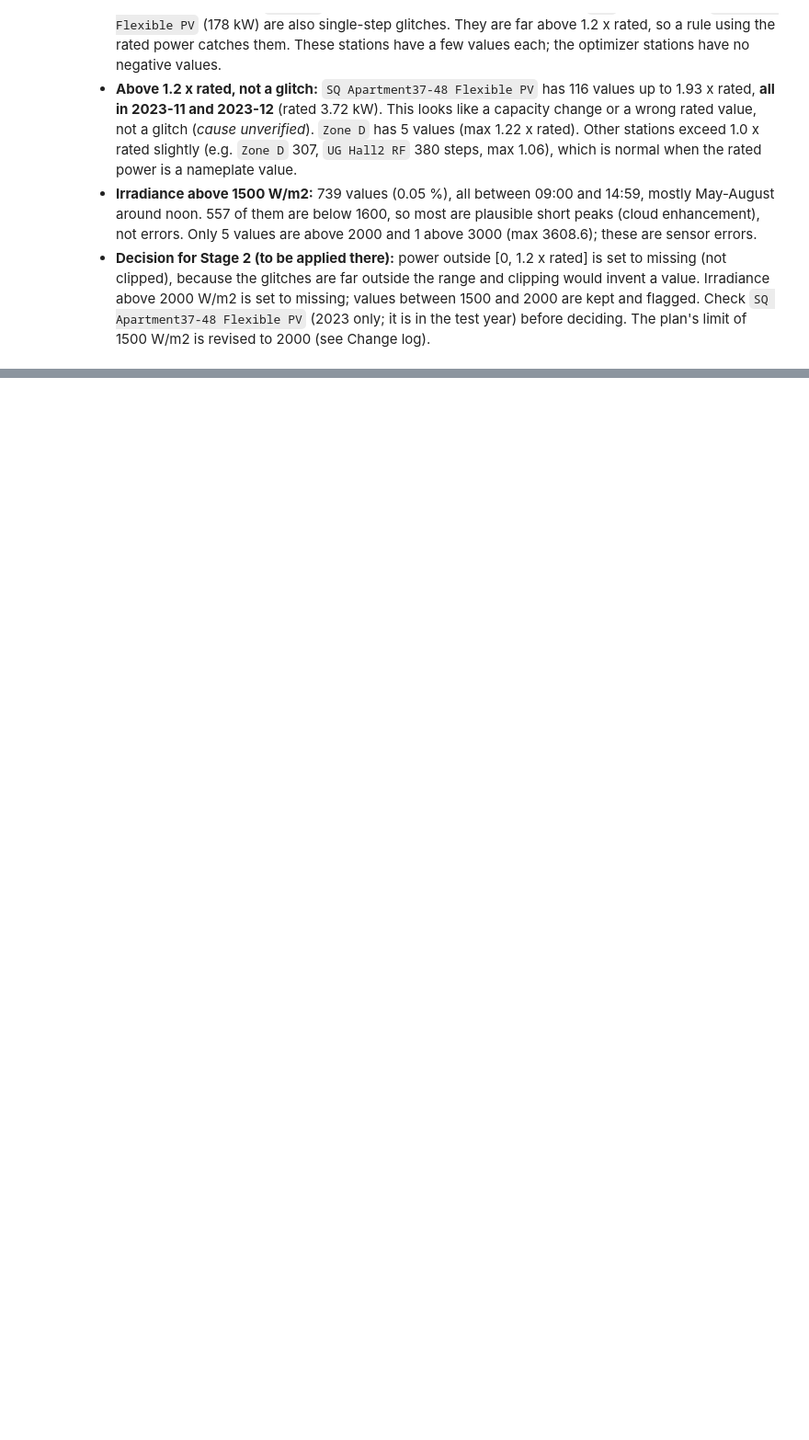
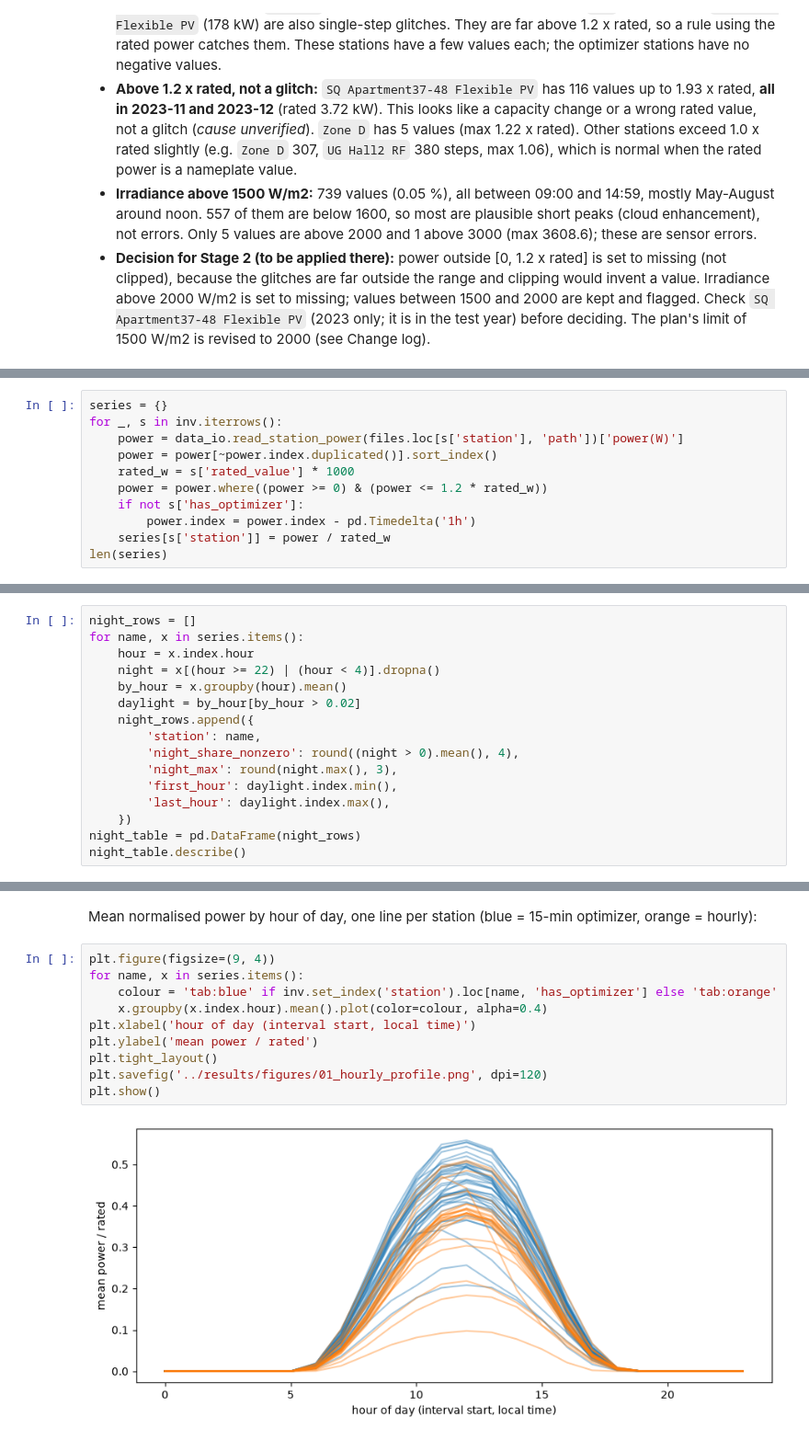
Before and after one commit to hanzla-mansuri/DA487-Capstone-Project-Phase-I, a Jupyter notebook: notebooks/01_eda.ipynb, the cells around one changed output, grey strips where cells are left out. Shown at 92% size. Saved outputs shown, nothing was run; the diff lists cells and outputs as text; blank space fills up the shorter version.

Commit message:
feat: profile day/night and seasonal patterns, check season coverage in train (Stage 1)
Co-Authored-By: Claude Sonnet 5.5 <noreply@anthropic.com>

```diff
--- a/notebooks/01_eda.ipynb
+++ b/notebooks/01_eda.ipynb
@@ -712,0 +719,11 @@ outliers.shape
+# %%
+series = {}
+for _, s in inv.iterrows():
+    power = data_io.read_station_power(files.loc[s['station'], 'path'])['power(W)']
+    power = power[~power.index.duplicated()].sort_index()
+    rated_w = s['rated_value'] * 1000
+    power = power.where((power >= 0) & (power <= 1.2 * rated_w))
+    if not s['has_optimizer']:
+        power.index = power.index - pd.Timedelta('1h')
+    series[s['station']] = power / rated_w
+len(series)
@@ -712,0 +736,16 @@ outliers.shape
+# %%
+night_rows = []
+for name, x in series.items():
+    hour = x.index.hour
+    night = x[(hour >= 22) | (hour < 4)].dropna()
+    by_hour = x.groupby(hour).mean()
+    daylight = by_hour[by_hour > 0.02]
+    night_rows.append({
+        'station': name,
+        'night_share_nonzero': round((night > 0).mean(), 4),
+        'night_max': round(night.max(), 3),
+        'first_hour': daylight.index.min(),
+        'last_hour': daylight.index.max(),
+    })
+night_table = pd.DataFrame(night_rows)
+night_table.describe()
@@ -712,0 +774,14 @@ outliers.shape
+# %% [markdown]
+Mean normalised power by hour of day, one line per station (blue = 15-min optimizer, orange = hourly):
+# %%
+plt.figure(figsize=(9, 4))
+for name, x in series.items():
+    colour = 'tab:blue' if inv.set_index('station').loc[name, 'has_optimizer'] else 'tab:orange'
+    x.groupby(x.index.hour).mean().plot(color=colour, alpha=0.4)
+plt.xlabel('hour of day (interval start, local time)')
+plt.ylabel('mean power / rated')
+plt.tight_layout()
+plt.savefig('../results/figures/01_hourly_profile.png', dpi=120)
+plt.show()
+# %% [output]
+[figure, added]
```
Also changed, not shown: parts of 16 cells of this notebook, 3 other files.
